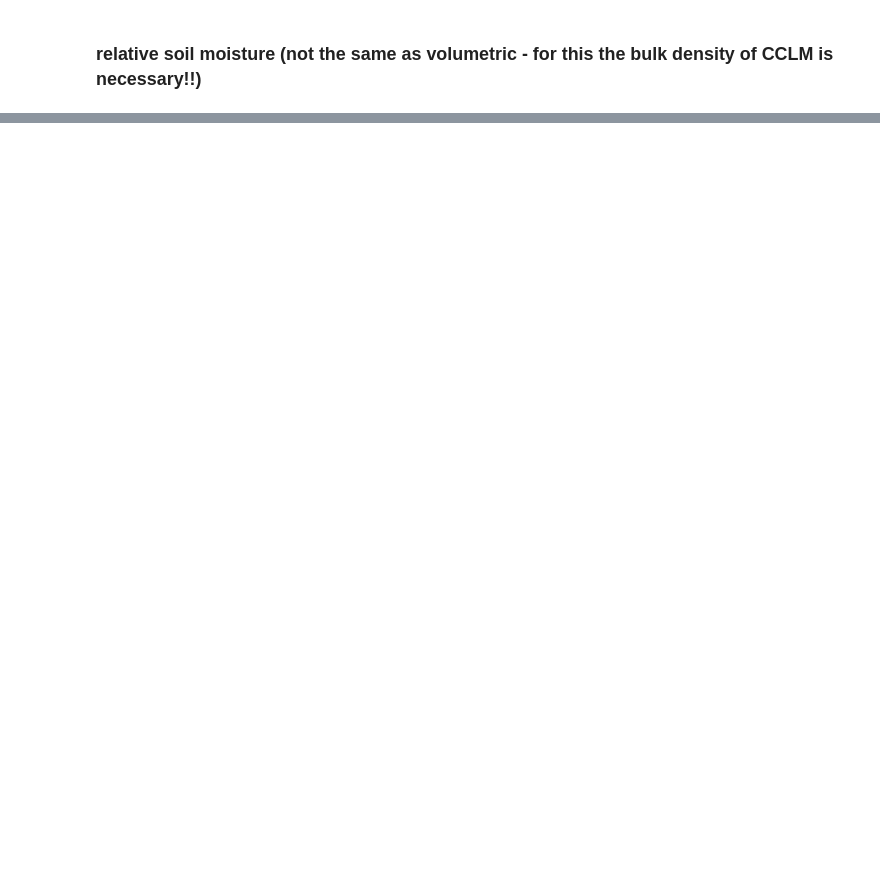
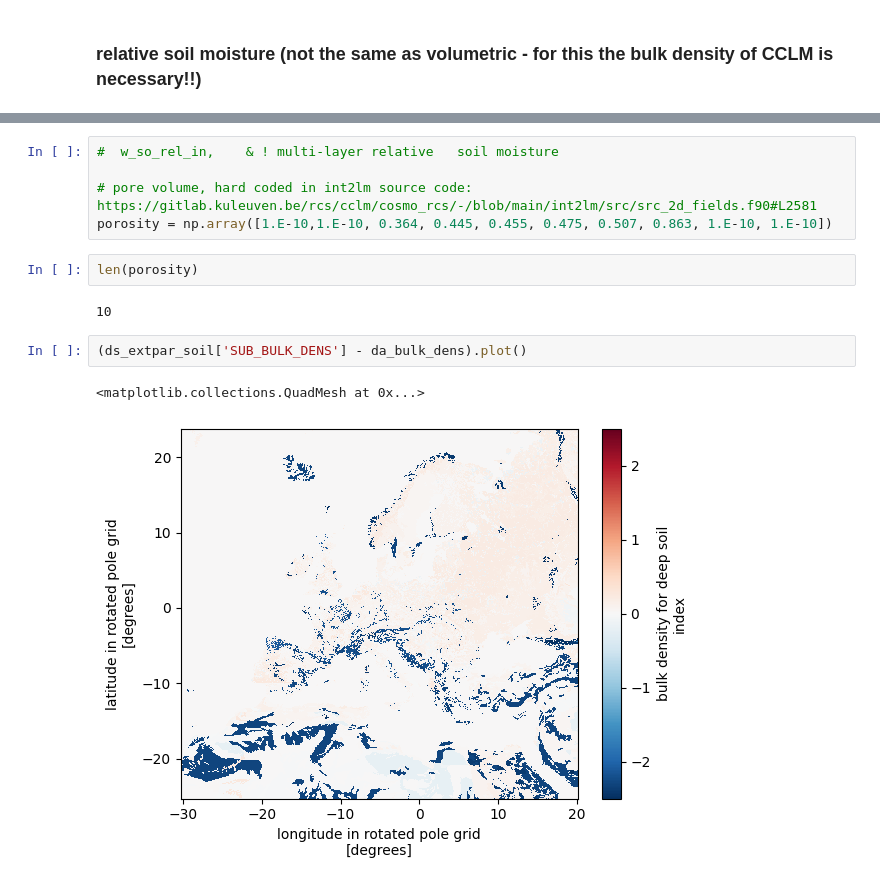
Before and after one commit to CORDEX-be2/ValEnsPy, a Jupyter notebook: evaluation_cclm/cclm_soil_spinup.ipynb, the cells around one changed output, grey strips where cells are left out. Saved outputs shown, nothing was run; the diff lists cells and outputs as text; blank space fills up the shorter version.

```diff
--- a/evaluation_cclm/cclm_soil_spinup.ipynb
+++ b/evaluation_cclm/cclm_soil_spinup.ipynb
@@ -567,0 +576,14 @@ Unknown to ValEnsPy: ['time_bnds', 'rotated_pole', 'soil1_bnds']
+# %%
+#  w_so_rel_in,    & ! multi-layer relative   soil moisture
+
+# pore volume, hard coded in int2lm source code: https://gitlab.kuleuven.be/rcs/cclm/cosmo_rcs/-/blob/main/int2lm/src/src_2d_fields.f90#L2581
+porosity = np.array([1.E-10,1.E-10, 0.364, 0.445, 0.455, 0.475, 0.507, 0.863, 1.E-10, 1.E-10])
+# %%
+len(porosity)
+# %% [output]
+10
+# %%
+(ds_extpar_soil['SUB_BULK_DENS'] - da_bulk_dens).plot()
+# %% [output]
+<matplotlib.collections.QuadMesh at 0x...>
+[figure, added]
```
Also changed, not shown: parts of 25 cells of this notebook, 5 other files.
